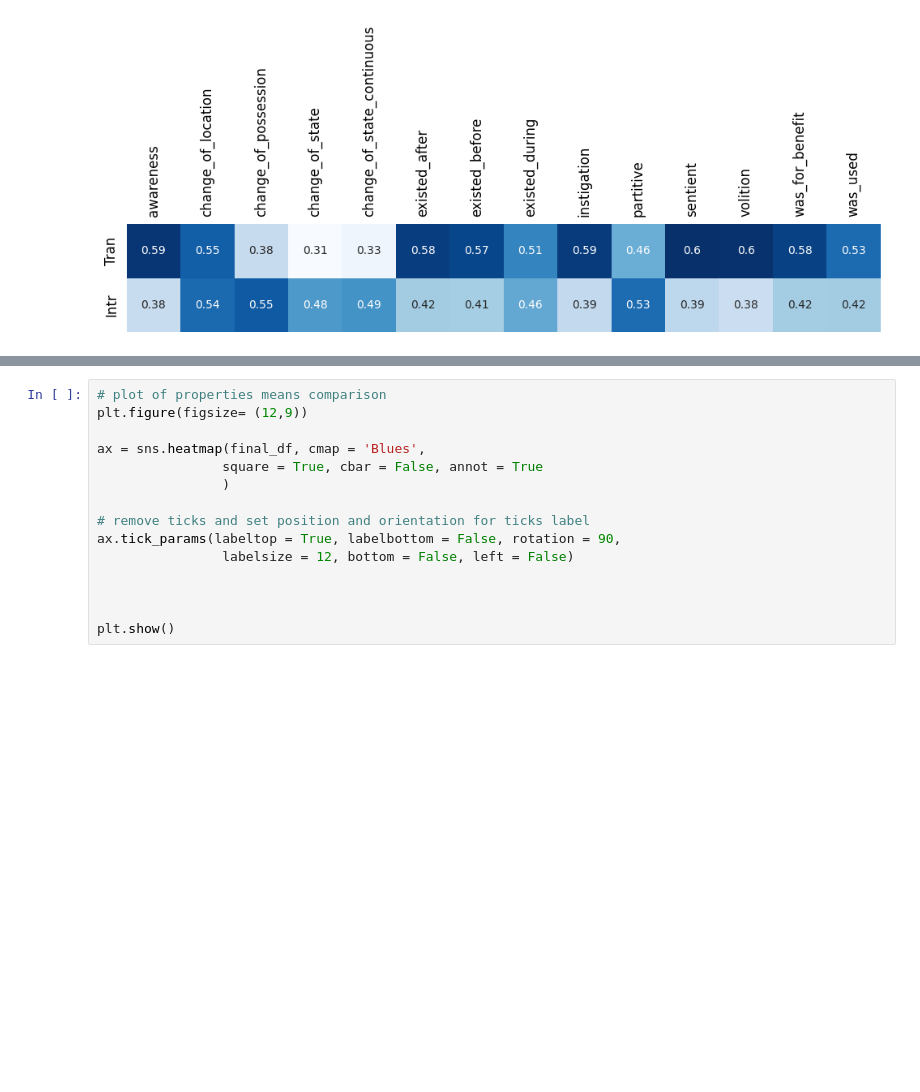
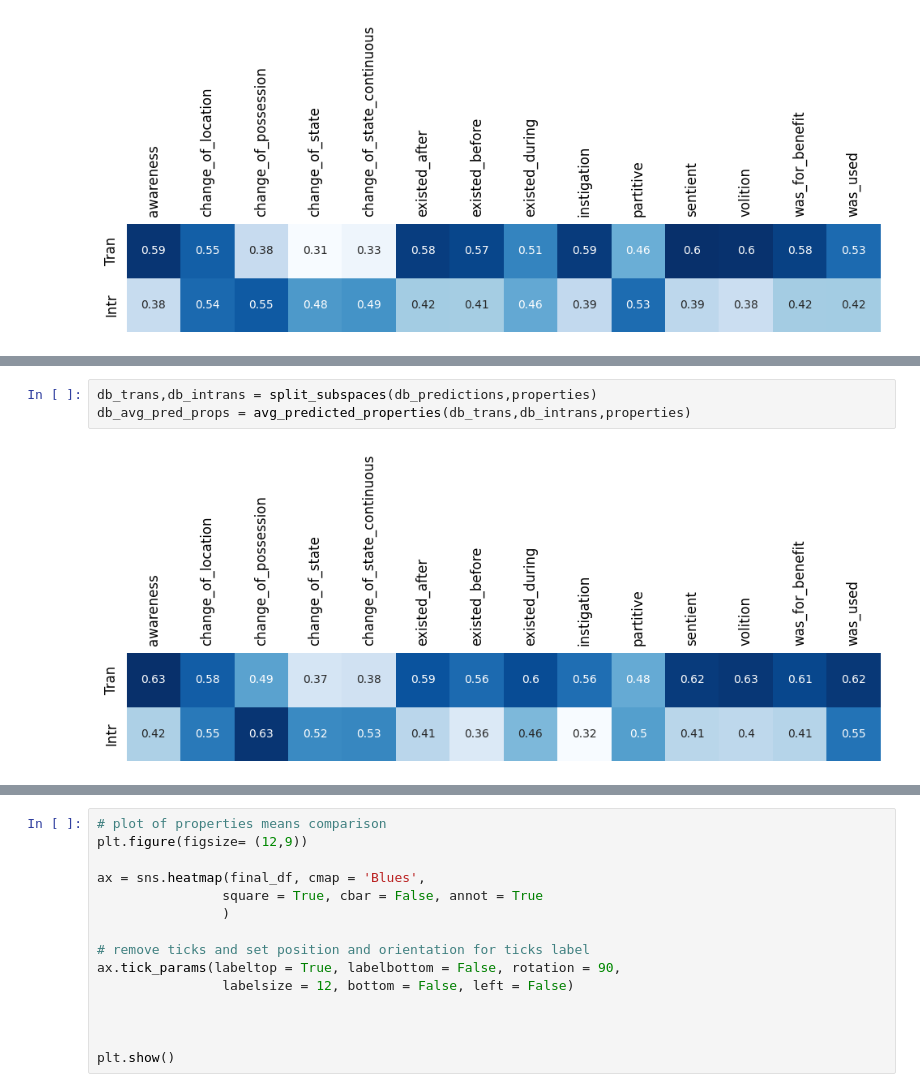
Before and after one commit to aittam9/PaperLeL, a Jupyter notebook: Code/Anticausative_Predictions.ipynb, the cells around one changed output, grey strips where cells are left out. Cells and saved outputs as stored; diff of their text form; blank space fills up the shorter version.

```diff
--- a/Code/Anticausative_Predictions.ipynb
+++ b/Code/Anticausative_Predictions.ipynb
@@ -203,0 +214,5 @@ ValueError: Length mismatch: Expected axis has 42 elements, new values have 6 el
+# %%
+db_trans,db_intrans = split_subspaces(db_predictions,properties)
+db_avg_pred_props = avg_predicted_properties(db_trans,db_intrans,properties)
+# %% [output]
+[figure, added]
```
Also changed, not shown: parts of 14 cells of this notebook, 23 other files.
